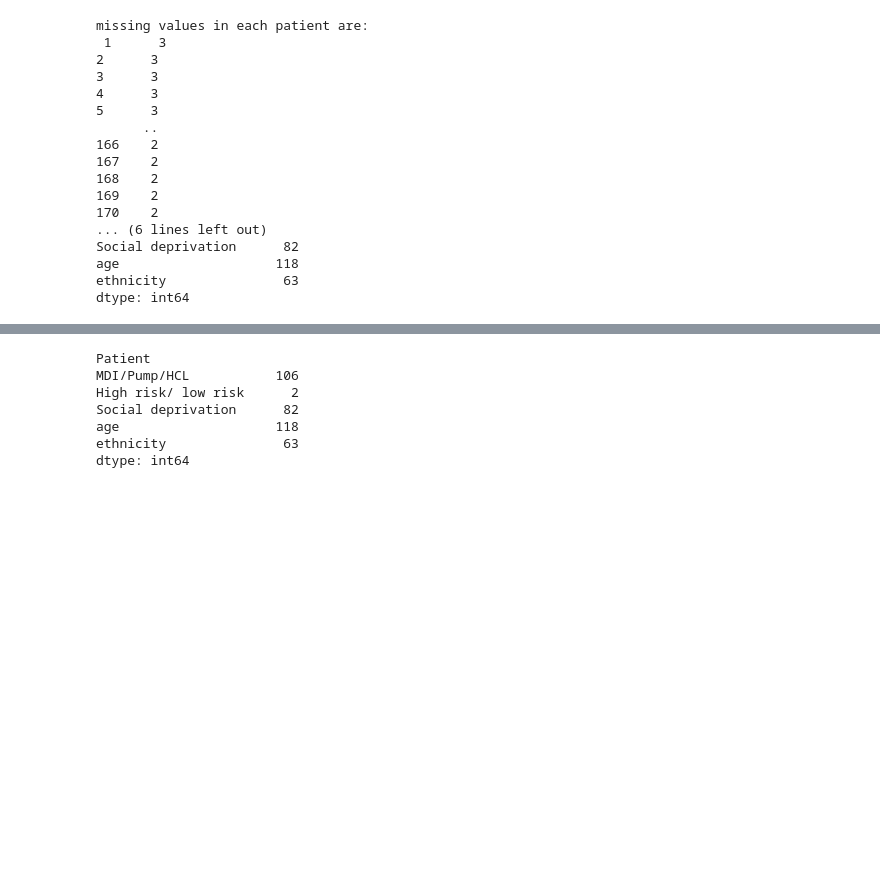
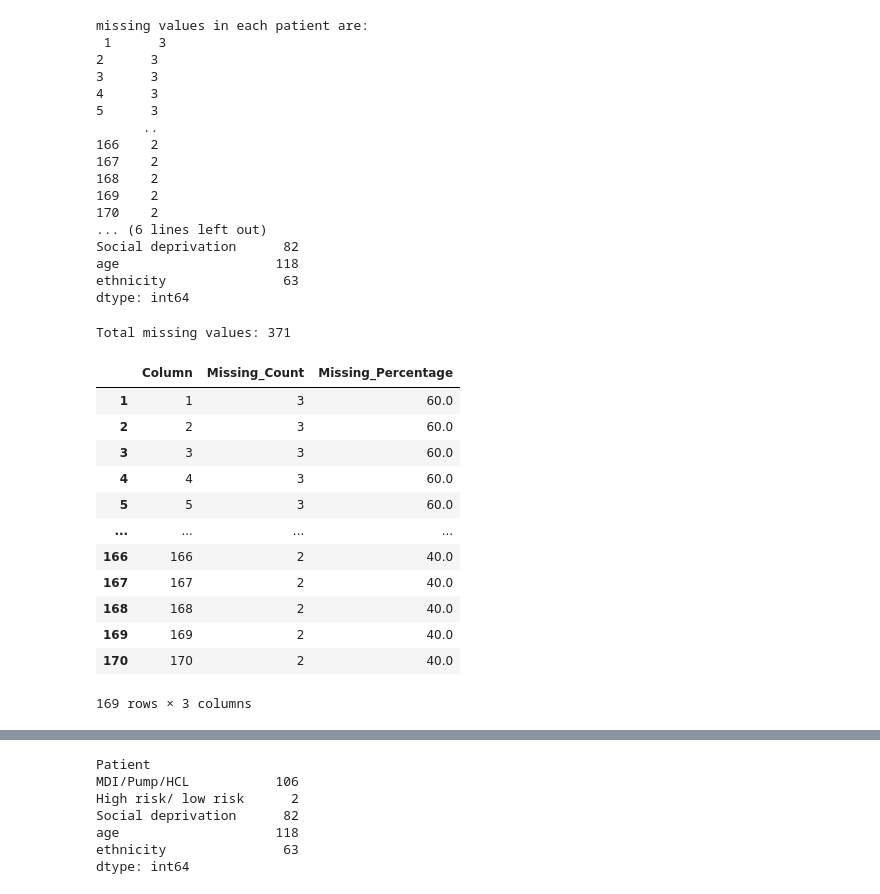
Before and after one commit to eeshakhawaja/thesis, a Jupyter notebook: data_set_thesis.ipynb, the cells around one changed output, grey strips where cells are left out. Cells and saved outputs as stored; diff of their text form; code cells hidden in the pictures; blank space fills up the shorter version.

```diff
--- a/data_set_thesis.ipynb
+++ b/data_set_thesis.ipynb
@@ -176,3 +176,37 @@ Social deprivation      82
 age                    118
 ethnicity               63
 dtype: int64
+# %%
+# Missing data per column
+missing_per_column = pd.DataFrame({
+    'Column': df_patient_char.columns,
+    'Missing_Count': df_patient_char.isnull().sum(),
+    'Missing_Percentage': (df_patient_char.isnull().sum() / len(df_patient_char) * 100).round(1)
+})
+
+# Total missing data
+total_missing = df_patient_char.isnull().sum().sum()
+print(f"Total missing values: {total_missing}")
+
+# Missing data per row
+missing_per_row = pd.DataFrame({
+    'Row_Index': range(len(df_patient_char)),
+    'Missing_Count': df_patient_char.isnull().sum(axis=1)
+})
+
+missing_per_column
+# %% [output]
+Total missing values: 371
+|  | Column | Missing_Count | Missing_Percentage |
+| 1 | 1 | 3 | 60.0 |
+| 2 | 2 | 3 | 60.0 |
+| 3 | 3 | 3 | 60.0 |
+| 4 | 4 | 3 | 60.0 |
+| 5 | 5 | 3 | 60.0 |
+| ... | ... | ... | ... |
+| 166 | 166 | 2 | 40.0 |
+| 167 | 167 | 2 | 40.0 |
+| 168 | 168 | 2 | 40.0 |
+| 169 | 169 | 2 | 40.0 |
+| 170 | 170 | 2 | 40.0 |
+169 rows × 3 columns
```
Also changed, not shown: parts of 5 cells of this notebook.
